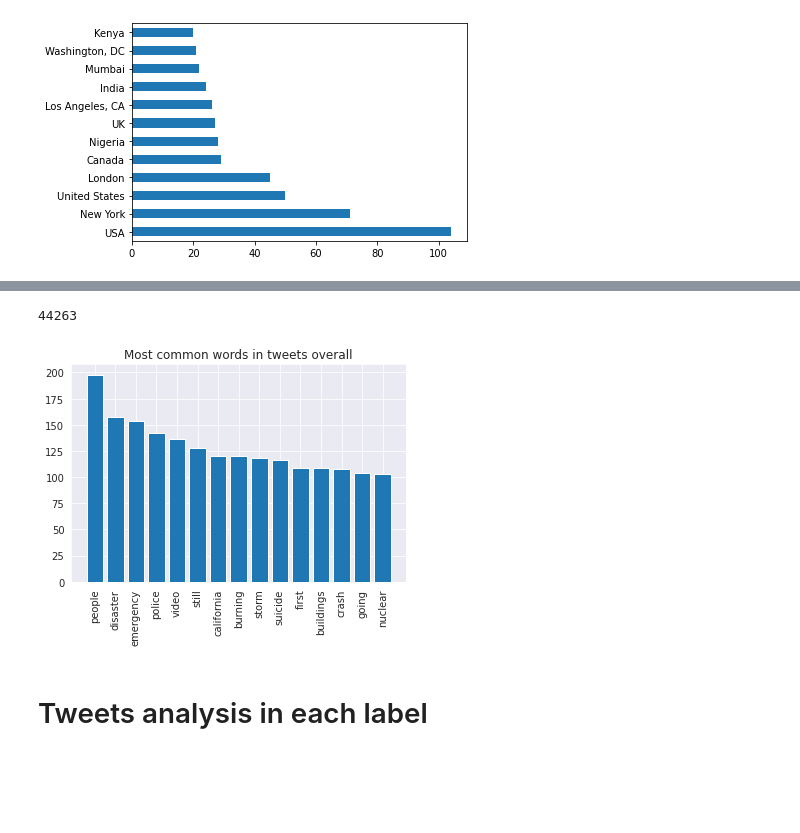
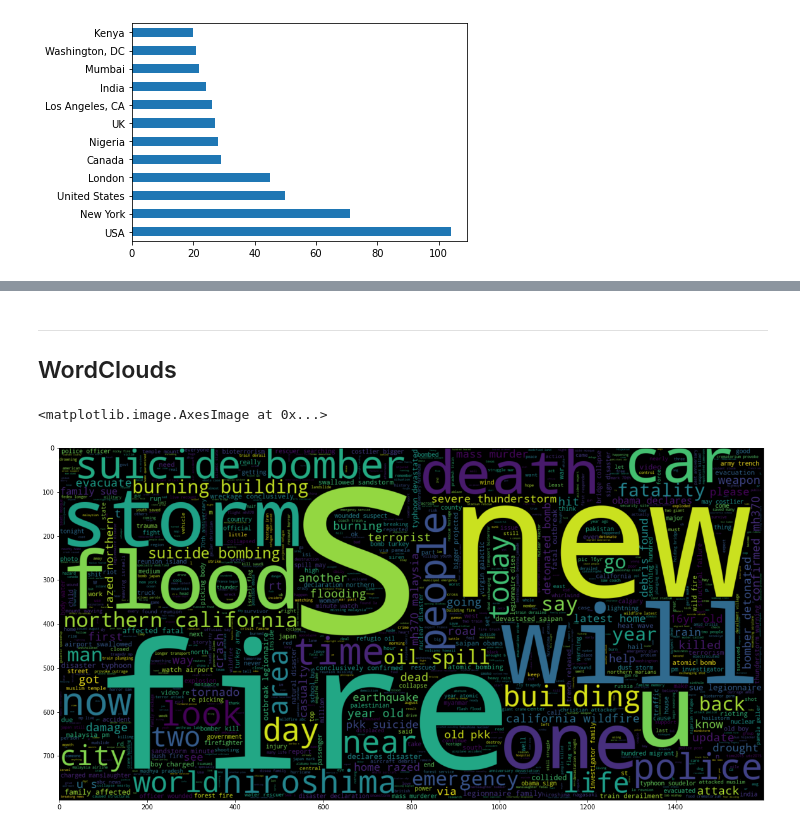
Before and after one commit to SzymkowskiDev/nlp-disaster-tweets, a Jupyter notebook: reports/EDA.ipynb, the cells around one changed output, grey strips where cells are left out. Saved outputs shown, nothing was run; the diff lists cells and outputs as text; code cells hidden in the pictures; blank space fills up the shorter version.

```diff
--- a/reports/EDA.ipynb
+++ b/reports/EDA.ipynb
@@ -201,17 +182,0 @@ def remove_stopwords(text):
-# %%
-# Remove blank rows if any.
-df['text'].dropna(inplace=True)
-
-# Change all the text to lower case.
-df['text'] = [entry.lower() for entry in df['text']]
-
-
-#Clean text
-df['text'] =df['text'].apply(clean_dataset)
-
-
-# Remove contractions
-df['text']=df['text'].apply(remove_contractions)
-
-# Remove stopwords
-df['text']=df['text'].apply(remove_stopwords)
@@ -227,32 +183,3 @@ Name: text, dtype: object
-# %%
-# Function that creates a list of all words in tweets
-def get_corpus(text):
-    words = []
-    for i in text:
-        i = str(i)
-        for j in i.split():
-            words.append(j.strip())
-    return words
-corpus = get_corpus(df.text)
-len(corpus)
-# %% [output]
-44263
-# %%
-# Word frequency counter in tweets
-counter = Counter(corpus)
-most_common = counter.most_common(15)
-most_common = dict(most_common)
-
-
-
-plt.bar(
-    most_common.keys(),
-    most_common.values()
-)
-plt.xticks(rotation=90)
-plt.title("Most common words in tweets overall")
-plt.show()
-# %% [output]
-[figure, removed]
-# %% [markdown]
-# Tweets analysis in each label
+# %% [markdown]
+---
+## WordClouds
@@ -258,0 +188,11 @@ plt.show()
+# %%
+plt.figure(figsize = (20,20))
+wc = WordCloud(
+    max_words = 1000,
+    width = 1600,
+    height = 800
+    ).generate(" ".join(df[df.target == 1].lemma_str))
+plt.imshow(wc , interpolation = 'bilinear')
+# %% [output]
+<matplotlib.image.AxesImage at 0x...>
+[figure, added]
```
Also changed, not shown: parts of 58 cells of this notebook.
